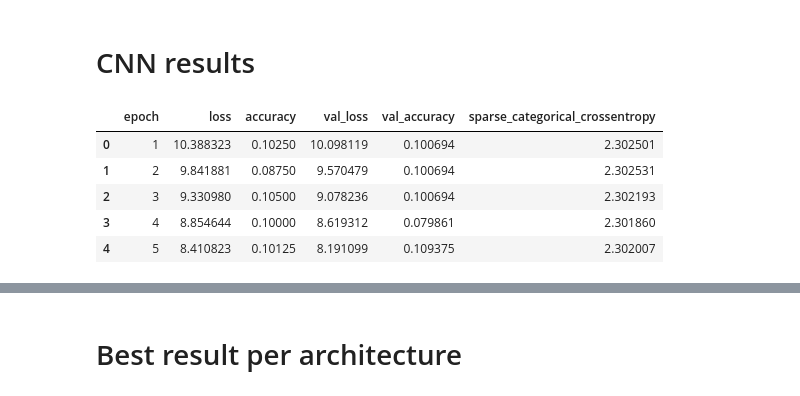
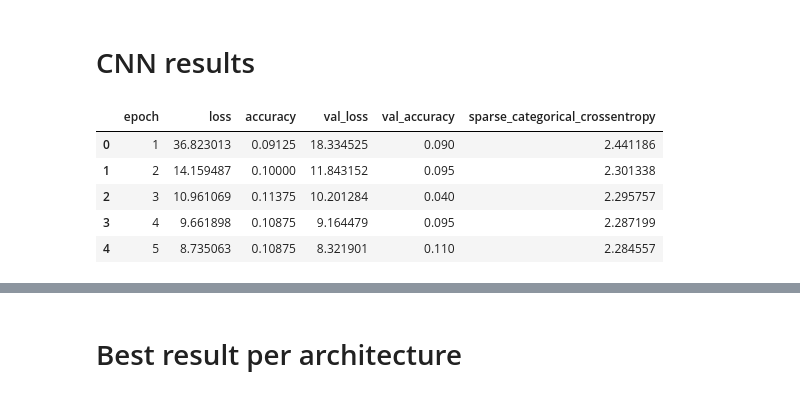
Before and after one commit to Ferlix/Music-Genre-Classificator, a Jupyter notebook: results/plot_results.ipynb, the cells around one changed output, grey strips where cells are left out. Cells and saved outputs as stored; diff of their text form; code cells hidden in the pictures.

Commit message:
added results

```diff
--- a/results/plot_results.ipynb
+++ b/results/plot_results.ipynb
@@ -170,15 +202,15 @@ fig.show()
 # %%
 cnn1 = pd.read_csv(".\CNN_Results\Model__2020_21_01__19_15_51__321727/training_progress.csv")
 cnn2 = pd.read_csv(".\CNN_Results\Model__2020_21_01__20_56_58__410652/training_progress.csv")
 cnn3 = pd.read_csv(".\CNN_Results\Model__2020_21_01__21_51_10__363051/training_progress.csv")
 cnn4 = pd.read_csv(".\CNN_Results\Model__2020_21_01__22_07_11__157944/training_progress.csv")
-cnn5 = pd.read_csv(".\CNN_Results\Model__2020_24_01__19_55_08__633714/training_progress.csv")
+cnn5 = pd.read_csv(".\CNN_Results\last_cnn.csv")
 
-cnn1.head()
+cnn5.head()
 # %% [output]
 |  | epoch | loss | accuracy | val_loss | val_accuracy | sparse_categorical_crossentropy |
-| 0 | 1 | 10.388323 | 0.10250 | 10.098119 | 0.100694 | 2.302501 |
-| 1 | 2 | 9.841881 | 0.08750 | 9.570479 | 0.100694 | 2.302531 |
-| 2 | 3 | 9.330980 | 0.10500 | 9.078236 | 0.100694 | 2.302193 |
-| 3 | 4 | 8.854644 | 0.10000 | 8.619312 | 0.079861 | 2.301860 |
-| 4 | 5 | 8.410823 | 0.10125 | 8.191099 | 0.109375 | 2.302007 |
+| 0 | 1 | 36.823013 | 0.09125 | 18.334525 | 0.090 | 2.441186 |
+| 1 | 2 | 14.159487 | 0.10000 | 11.843152 | 0.095 | 2.301338 |
+| 2 | 3 | 10.961069 | 0.11375 | 10.201284 | 0.040 | 2.295757 |
+| 3 | 4 | 9.661898 | 0.10875 | 9.164479 | 0.095 | 2.287199 |
+| 4 | 5 | 8.735063 | 0.10875 | 8.321901 | 0.110 | 2.284557 |
```
Also changed, not shown: parts of 13 cells of this notebook, 5 other files.
